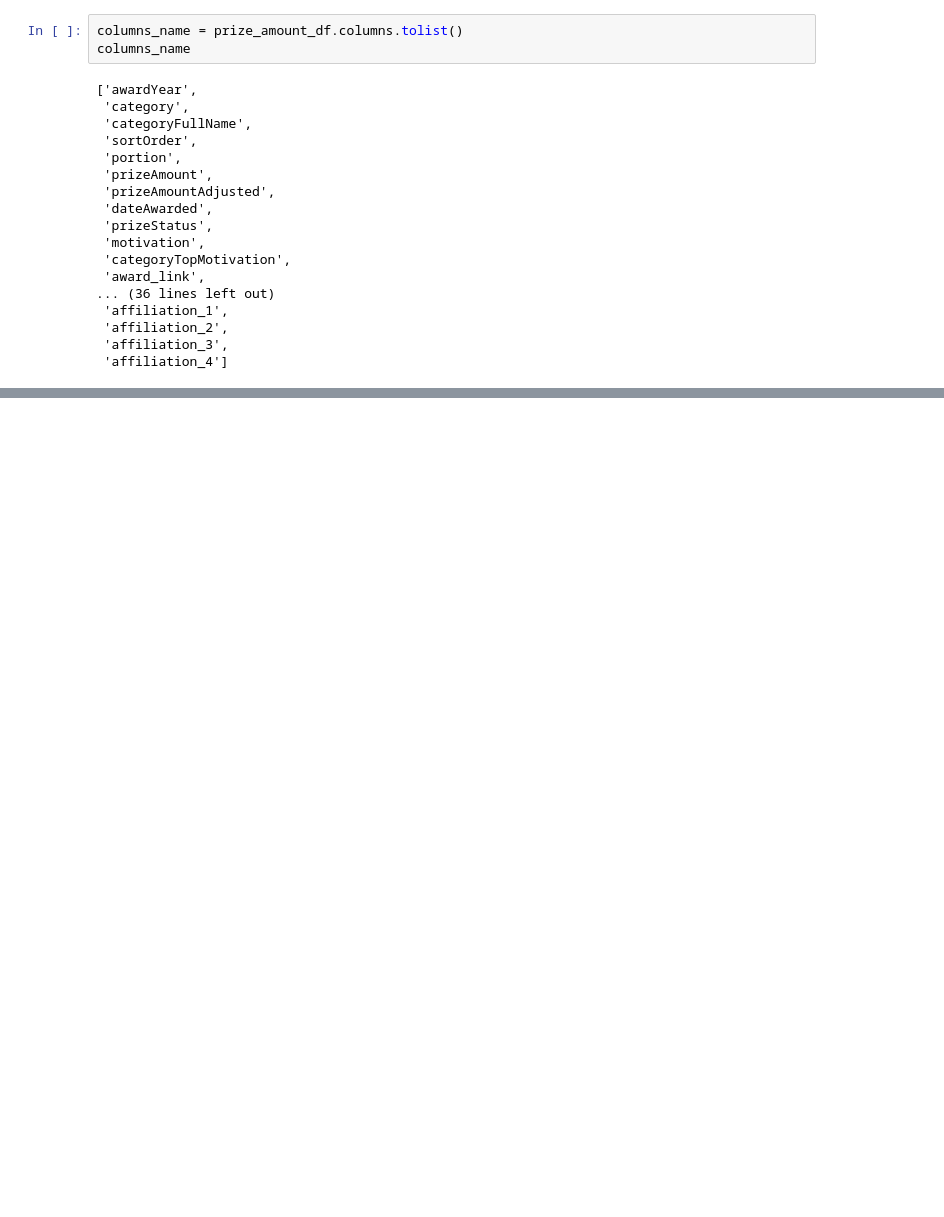
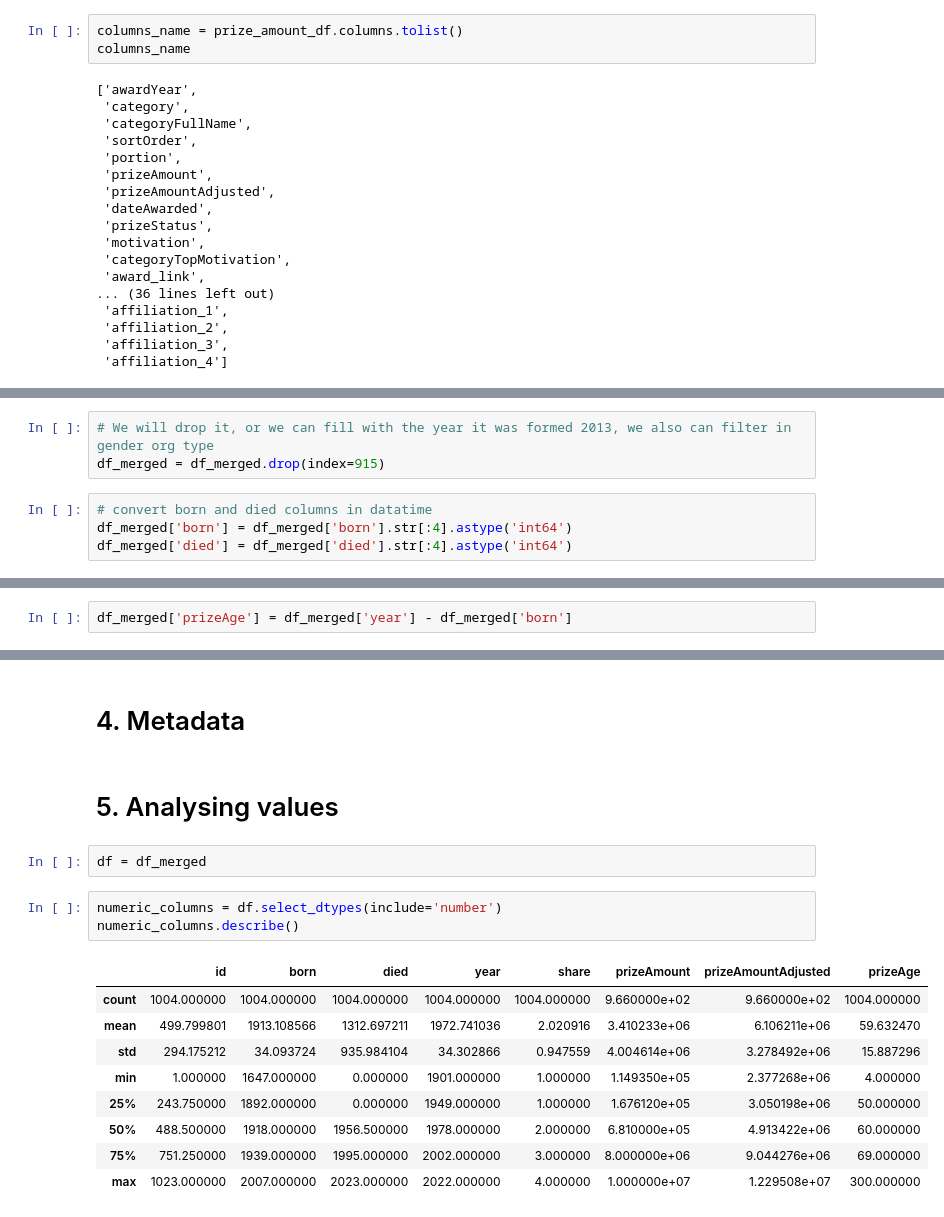
Before and after one commit to iryna-savchuk/DV_project, a Jupyter notebook: Nobel_Prizes_Data_Visualization.ipynb, the cells around one changed output, grey strips where cells are left out. Cells and saved outputs as stored; diff of their text form; blank space fills up the shorter version.

Commit message:
Update Nobel_Prizes_Data_Visualization.ipynb
Update some data exploration

```diff
--- a/Nobel_Prizes_Data_Visualization.ipynb
+++ b/Nobel_Prizes_Data_Visualization.ipynb
@@ -82,0 +138,7 @@ df_merged.head()
+# %%
+# We will drop it, or we can fill with the year it was formed 2013, we also can filter in gender org type
+df_merged = df_merged.drop(index=915)
+# %%
+# convert born and died columns in datatime
+df_merged['born'] = df_merged['born'].str[:4].astype('int64')
+df_merged['died'] = df_merged['died'].str[:4].astype('int64')
@@ -82,0 +186,2 @@ df_merged.head()
+# %%
+df_merged['prizeAge'] = df_merged['year'] - df_merged['born']
@@ -82,0 +198,19 @@ df_merged.head()
+# %% [markdown]
+# 4. Metadata
+# %% [markdown]
+# 5. Analysing values
+# %%
+df = df_merged
+# %%
+numeric_columns = df.select_dtypes(include='number')
+numeric_columns.describe()
+# %% [output]
+|  | id | born | died | year | share | prizeAmount | prizeAmountAdjusted | prizeAge |
+| count | 1004.000000 | 1004.000000 | 1004.000000 | 1004.000000 | 1004.000000 | 9.660000e+02 | 9.660000e+02 | 1004.000000 |
+| mean | 499.799801 | 1913.108566 | 1312.697211 | 1972.741036 | 2.020916 | 3.410233e+06 | 6.106211e+06 | 59.632470 |
+| std | 294.175212 | 34.093724 | 935.984104 | 34.302866 | 0.947559 | 4.004614e+06 | 3.278492e+06 | 15.887296 |
+| min | 1.000000 | 1647.000000 | 0.000000 | 1901.000000 | 1.000000 | 1.149350e+05 | 2.377268e+06 | 4.000000 |
+| 25% | 243.750000 | 1892.000000 | 0.000000 | 1949.000000 | 1.000000 | 1.676120e+05 | 3.050198e+06 | 50.000000 |
+| 50% | 488.500000 | 1918.000000 | 1956.500000 | 1978.000000 | 2.000000 | 6.810000e+05 | 4.913422e+06 | 60.000000 |
+| 75% | 751.250000 | 1939.000000 | 1995.000000 | 2002.000000 | 3.000000 | 8.000000e+06 | 9.044276e+06 | 69.000000 |
+| max | 1023.000000 | 2007.000000 | 2023.000000 | 2022.000000 | 4.000000 | 1.000000e+07 | 1.229508e+07 | 300.000000 |
```
Also changed, not shown: parts of 18 cells of this notebook.
